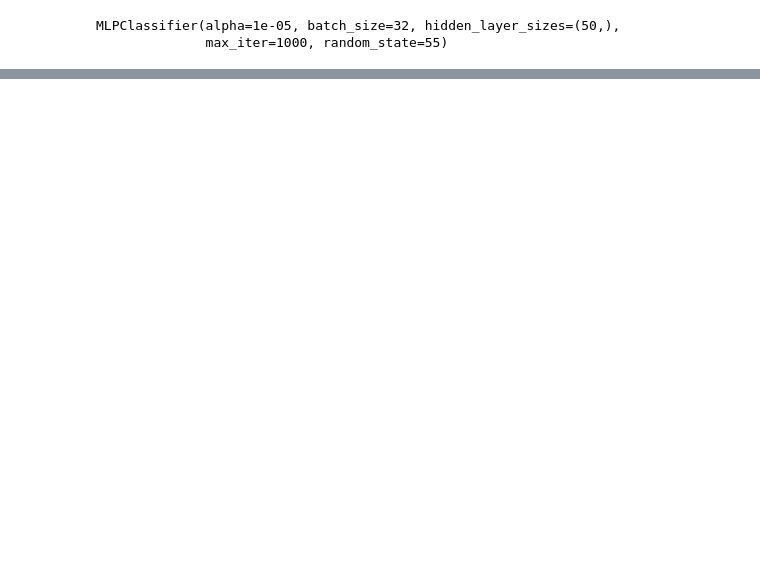
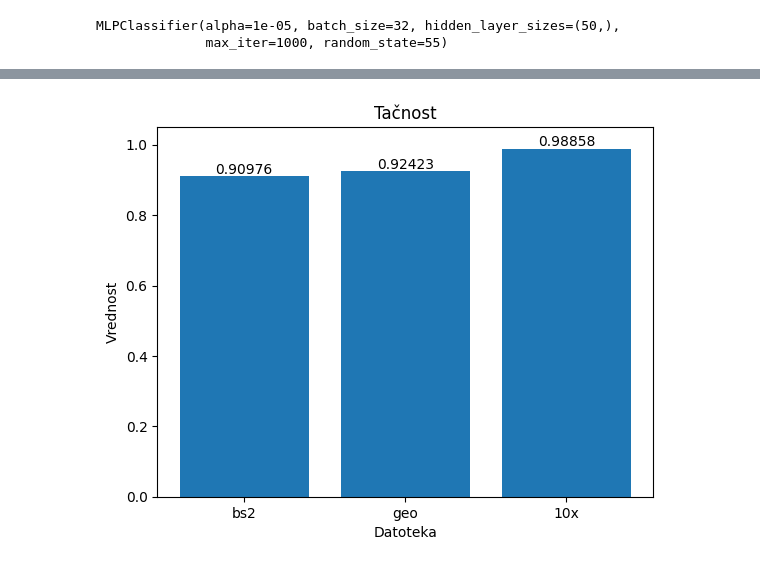
Before and after one commit to bogdans55/ip2-projekat, a Jupyter notebook: models/model_comparison.ipynb, the cells around one changed output, grey strips where cells are left out. Cells and saved outputs as stored; diff of their text form; code cells hidden in the pictures; blank space fills up the shorter version.

```diff
--- a/models/model_comparison.ipynb
+++ b/models/model_comparison.ipynb
@@ -127,0 +249,4 @@ MLPClassifier(alpha=1e-05, batch_size=32, hidden_layer_sizes=(50,),
+# %%
+plot_accuracy(['bs2', 'geo', '10x'], [accuracy['bs2'][LR], accuracy['geo'][LR], accuracy['10x'][LR]])
+# %% [output]
+[figure, added]
```
Also changed, not shown: parts of 23 cells of this notebook.
